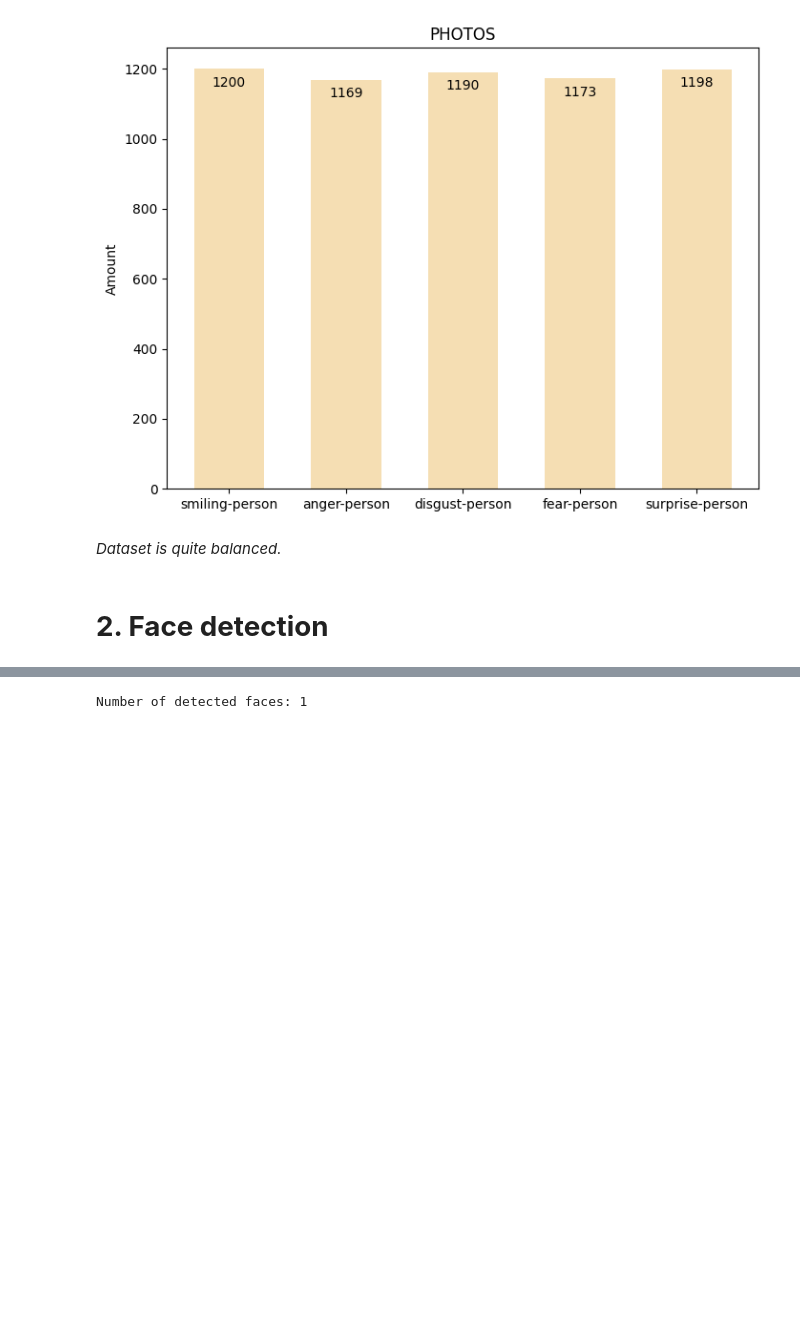
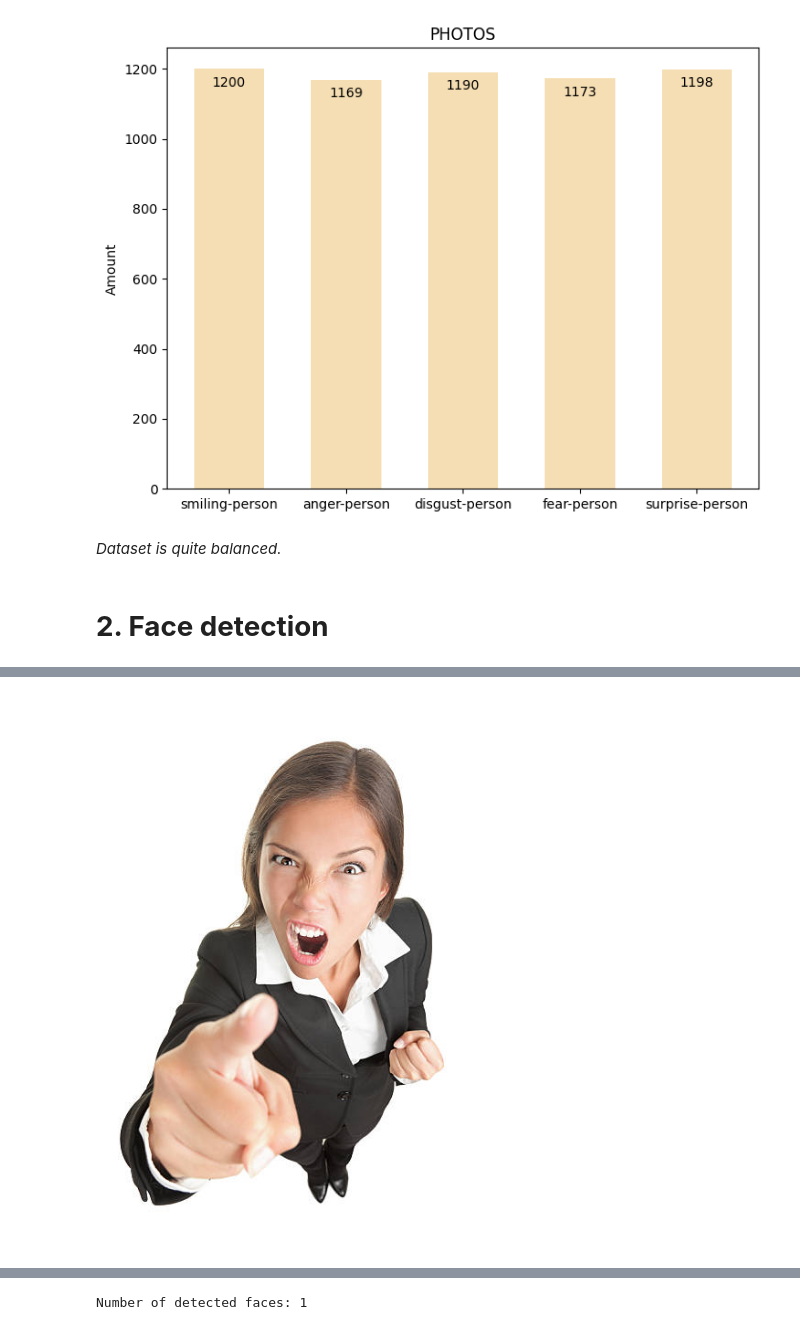
Before and after one commit to KamilShape/emotion_recognition, a Jupyter notebook: emotion_detection.ipynb, the cells around one changed output, grey strips where cells are left out. Saved outputs shown, nothing was run; the diff lists cells and outputs as text; code cells hidden in the pictures; blank space fills up the shorter version.

```diff
--- a/emotion_detection.ipynb
+++ b/emotion_detection.ipynb
@@ -60,3 +56,11 @@ cv2_imshow(img)
+# %%
+anger_person_folder = os.listdir(f'{data_path}/anger-person')
+img_path = f'{data_path}/anger-person/{anger_person_folder[1]}'
+img = cv2.imread(img_path)
+img.shape
+cv2_imshow(img)
+# %% [output]
+[figure, added]
 # %%
 gray_image = cv2.cvtColor(img, cv2.COLOR_BGR2GRAY)
 # %%
```
Also changed, not shown: parts of 12 cells of this notebook.
